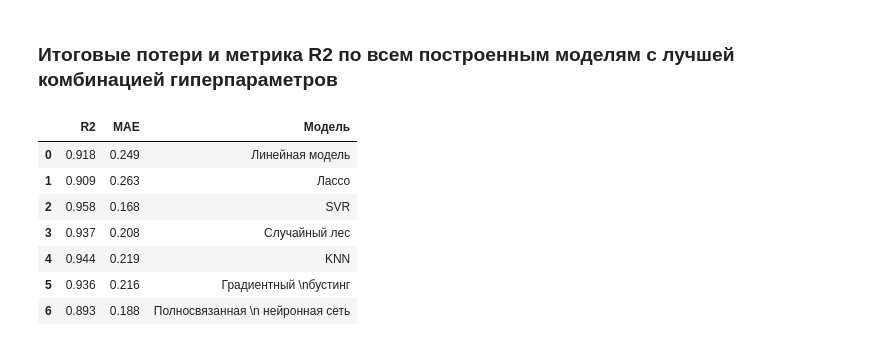
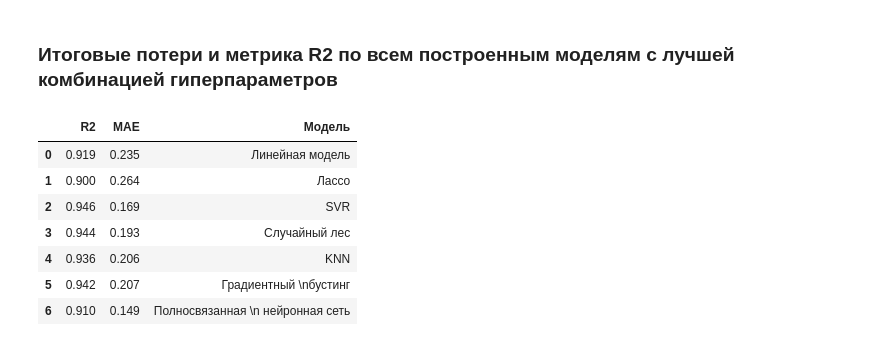
Before and after one commit to Bjorik23/mipt_datatons, a Jupyter notebook: models.ipynb, the cells around one changed output. Drawn from its saved outputs; the diff is of its cells as text; code cells hidden in the pictures.

```diff
--- a/models.ipynb
+++ b/models.ipynb
@@ -263,23 +284,23 @@ torch.save(model, r'models\nn.pt') #сохраняем обученную мод
 # %% [markdown]
 ### Итоговые потери и метрика R2 по всем построенным моделям с лучшей комбинацией гиперпараметров
 # %%
-metrics_df = pd.DataFrame(data = [[0.918, 0.249, 'Линейная модель'],
-                                 [0.909, 0.263, 'Лассо'],
-                                 [0.958, 0.168, 'SVR'],
-                                 [0.937, 0.208, 'Случайный лес'],
-                                 [0.944, 0.219, 'KNN'],
-                                 [0.936, 0.216, 'Градиентный \nбустинг'],
-                                 [0.893, 0.188, 'Полносвязанная \n нейронная сеть']], columns = ['R2', 'MAE', 'Модель'])
+metrics_df = pd.DataFrame(data = [[0.919, 0.235, 'Линейная модель'],
+                                 [0.900, 0.264, 'Лассо'],
+                                 [0.946, 0.169, 'SVR'],
+                                 [0.944, 0.193, 'Случайный лес'],
+                                 [0.936, 0.206, 'KNN'],
+                                 [0.942, 0.207, 'Градиентный \nбустинг'],
+                                 [0.910, 0.149, 'Полносвязанная \n нейронная сеть']], columns = ['R2', 'MAE', 'Модель'])
 metrics_df
 # %% [output]
 |  | R2 | MAE | Модель |
-| 0 | 0.918 | 0.249 | Линейная модель |
-| 1 | 0.909 | 0.263 | Лассо |
-| 2 | 0.958 | 0.168 | SVR |
-| 3 | 0.937 | 0.208 | Случайный лес |
-| 4 | 0.944 | 0.219 | KNN |
-| 5 | 0.936 | 0.216 | Градиентный \nбустинг |
-| 6 | 0.893 | 0.188 | Полносвязанная \n нейронная сеть |
+| 0 | 0.919 | 0.235 | Линейная модель |
+| 1 | 0.900 | 0.264 | Лассо |
+| 2 | 0.946 | 0.169 | SVR |
+| 3 | 0.944 | 0.193 | Случайный лес |
+| 4 | 0.936 | 0.206 | KNN |
+| 5 | 0.942 | 0.207 | Градиентный \nбустинг |
+| 6 | 0.910 | 0.149 | Полносвязанная \n нейронная сеть |
 # %%
 plt.figure(figsize=(10, 6))
 
```
Also changed, not shown: parts of 20 cells of this notebook, 9 other files.
